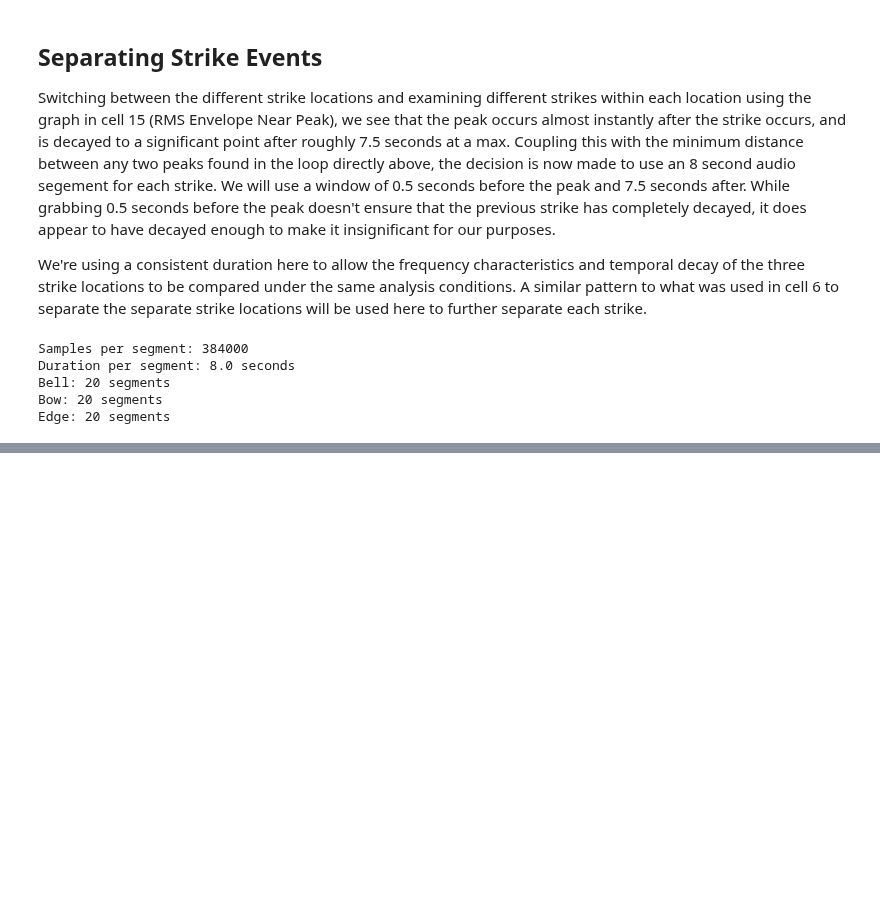
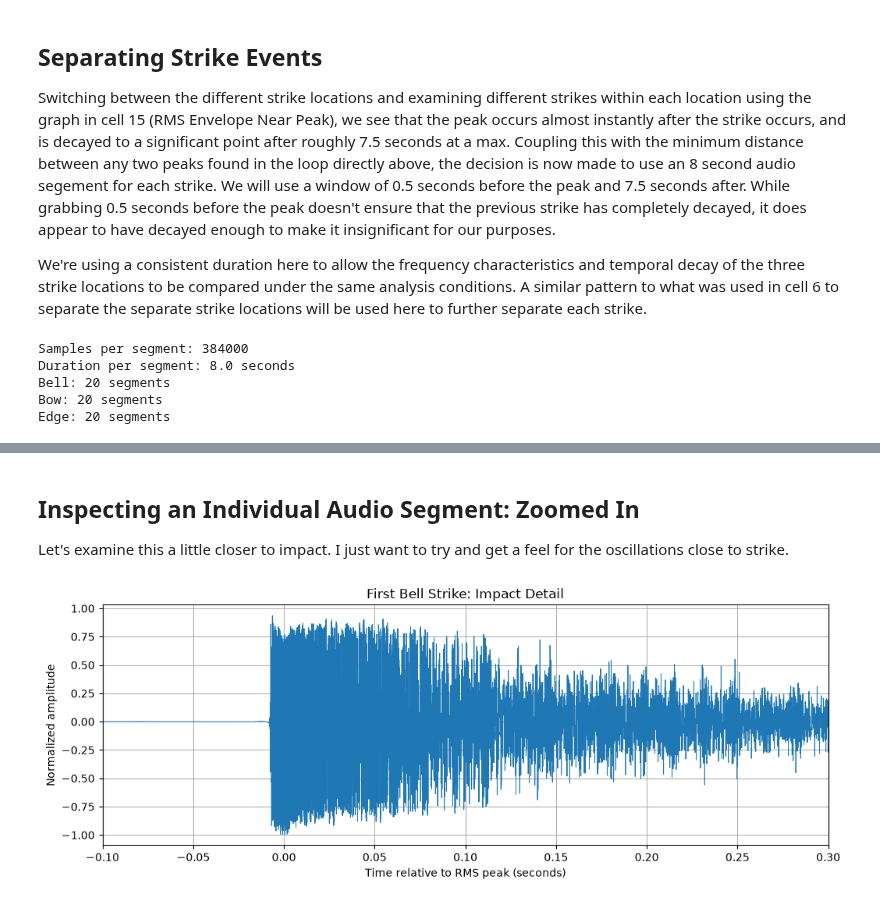
Before and after one commit to nrrorton/cymbal_sound_analysis, a Jupyter notebook: cymbal_audio_analysis.ipynb, the cells around one changed output, grey strips where cells are left out. Saved outputs shown, nothing was run; the diff lists cells and outputs as text; code cells hidden in the pictures; blank space fills up the shorter version.

```diff
--- a/cymbal_audio_analysis.ipynb
+++ b/cymbal_audio_analysis.ipynb
@@ -240,0 +258,15 @@ Edge: 20 segments
+# %% [markdown]
+## Inspecting an Individual Audio Segment: Zoomed In
+
+Let's examine this a little closer to impact. I just want to try and get a feel for the oscillations close to strike.
+# %%
+plt.figure(figsize=(12, 4))
+plt.plot(segment_time, test_segment, linewidth=0.7)
+plt.xlabel('Time relative to RMS peak (seconds)')
+plt.ylabel('Normalized amplitude')
+plt.title('First Bell Strike: Impact Detail')
+plt.xlim(-0.1, 0.3)
+plt.grid(True)
+plt.show()
+# %% [output]
+[figure, added]
```
Also changed, not shown: parts of 6 cells of this notebook.
